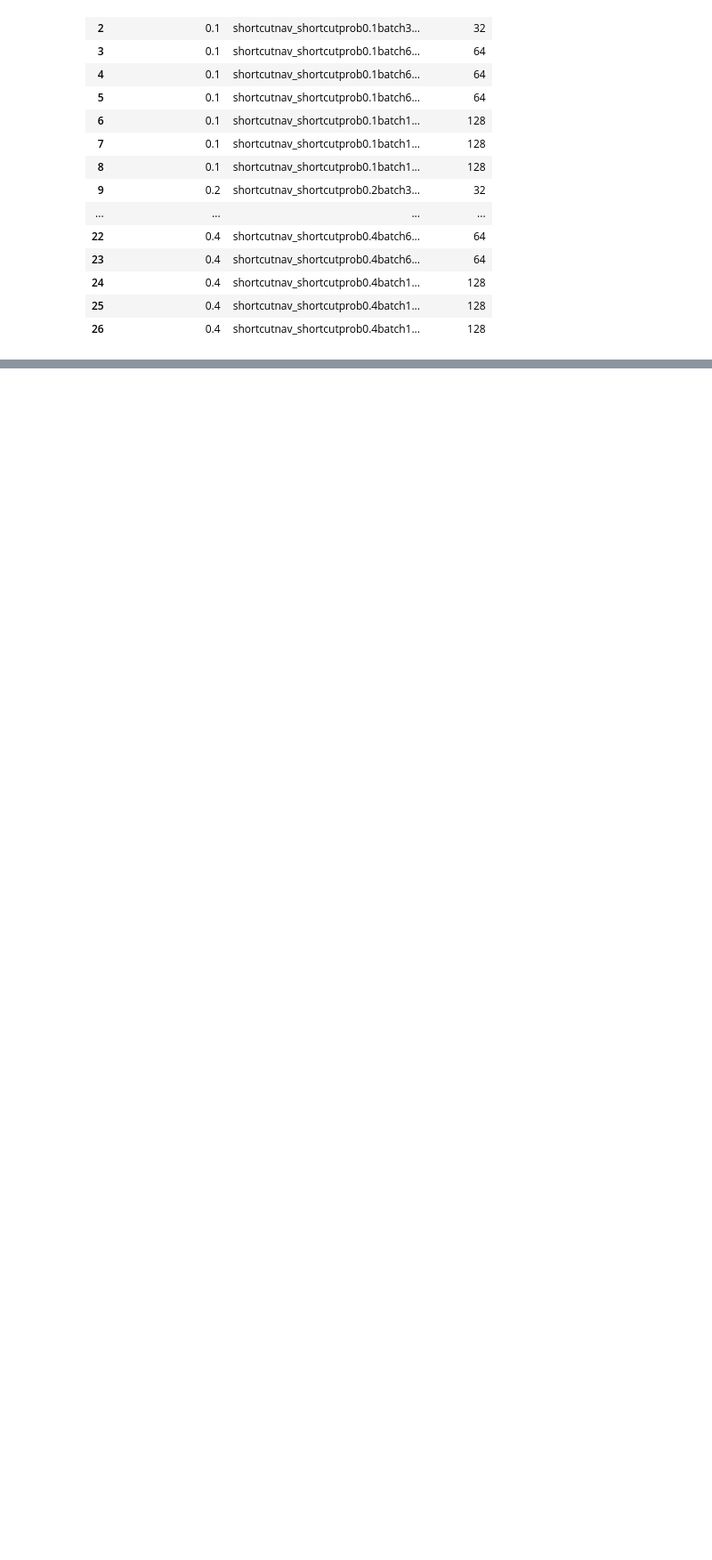
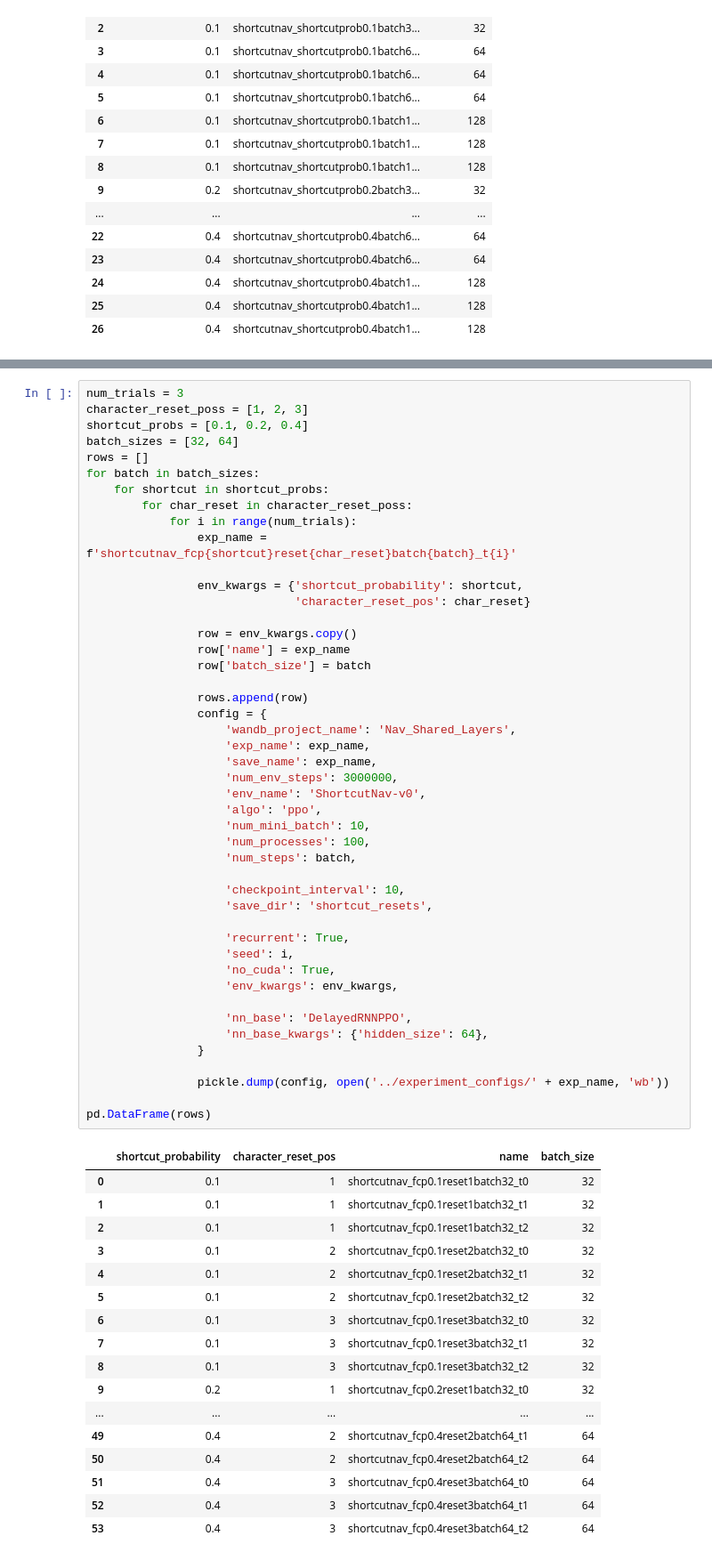
Before and after one commit to liuandrew/ppo_aux, a Jupyter notebook: write_and_test/write_experiments.ipynb, the cells around one changed output, grey strips where cells are left out. Shown at 89% size. Drawn from its saved outputs; the diff is of its cells as text; blank space fills up the shorter version.

```diff
--- a/write_and_test/write_experiments.ipynb
+++ b/write_and_test/write_experiments.ipynb
@@ -1132,0 +1132,64 @@ pd.DataFrame(rows)
+# %%
+num_trials = 3
+character_reset_poss = [1, 2, 3]
+shortcut_probs = [0.1, 0.2, 0.4]
+batch_sizes = [32, 64]
+rows = []
+for batch in batch_sizes:
+    for shortcut in shortcut_probs:
+        for char_reset in character_reset_poss:
+            for i in range(num_trials):
+                exp_name = f'shortcutnav_fcp{shortcut}reset{char_reset}batch{batch}_t{i}'
+
+                env_kwargs = {'shortcut_probability': shortcut,
+                              'character_reset_pos': char_reset}
+
+                row = env_kwargs.copy()
+                row['name'] = exp_name
+                row['batch_size'] = batch
+
+                rows.append(row)
+                config = {
+                    'wandb_project_name': 'Nav_Shared_Layers',
+                    'exp_name': exp_name,
+                    'save_name': exp_name,
+                    'num_env_steps': 3000000,
+                    'env_name': 'ShortcutNav-v0',
+                    'algo': 'ppo',
+                    'num_mini_batch': 10,
+                    'num_processes': 100,
+                    'num_steps': batch,
+
+                    'checkpoint_interval': 10,
+                    'save_dir': 'shortcut_resets',
+
+                    'recurrent': True,
+                    'seed': i,
+                    'no_cuda': True,
+                    'env_kwargs': env_kwargs,
+
+                    'nn_base': 'DelayedRNNPPO',
+                    'nn_base_kwargs': {'hidden_size': 64},
+                }
+
+                pickle.dump(config, open('../experiment_configs/' + exp_name, 'wb'))
+
+pd.DataFrame(rows)
+# %% [output]
+|  | shortcut_probability | character_reset_pos | name | batch_size |
+| 0 | 0.1 | 1 | shortcutnav_fcp0.1reset1batch32_t0 | 32 |
+| 1 | 0.1 | 1 | shortcutnav_fcp0.1reset1batch32_t1 | 32 |
+| 2 | 0.1 | 1 | shortcutnav_fcp0.1reset1batch32_t2 | 32 |
+| 3 | 0.1 | 2 | shortcutnav_fcp0.1reset2batch32_t0 | 32 |
+| 4 | 0.1 | 2 | shortcutnav_fcp0.1reset2batch32_t1 | 32 |
+| 5 | 0.1 | 2 | shortcutnav_fcp0.1reset2batch32_t2 | 32 |
+| 6 | 0.1 | 3 | shortcutnav_fcp0.1reset3batch32_t0 | 32 |
+| 7 | 0.1 | 3 | shortcutnav_fcp0.1reset3batch32_t1 | 32 |
+| 8 | 0.1 | 3 | shortcutnav_fcp0.1reset3batch32_t2 | 32 |
+| 9 | 0.2 | 1 | shortcutnav_fcp0.2reset1batch32_t0 | 32 |
+| ... | ... | ... | ... | ... |
+| 49 | 0.4 | 2 | shortcutnav_fcp0.4reset2batch64_t1 | 64 |
+| 50 | 0.4 | 2 | shortcutnav_fcp0.4reset2batch64_t2 | 64 |
+| 51 | 0.4 | 3 | shortcutnav_fcp0.4reset3batch64_t0 | 64 |
+| 52 | 0.4 | 3 | shortcutnav_fcp0.4reset3batch64_t1 | 64 |
+| 53 | 0.4 | 3 | shortcutnav_fcp0.4reset3batch64_t2 | 64 |
```
Also changed, not shown: parts of 1 cell of this notebook, 5 other files.
